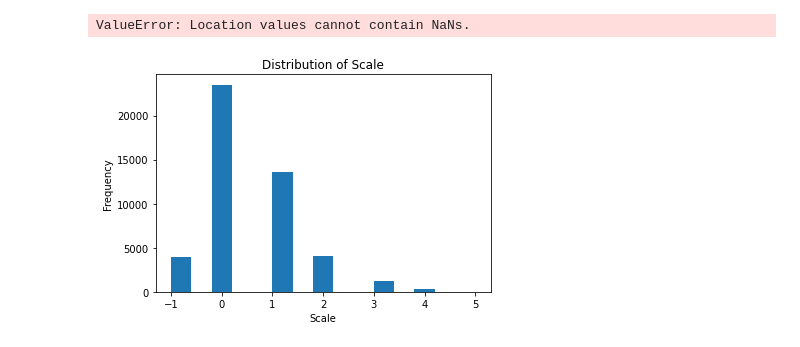
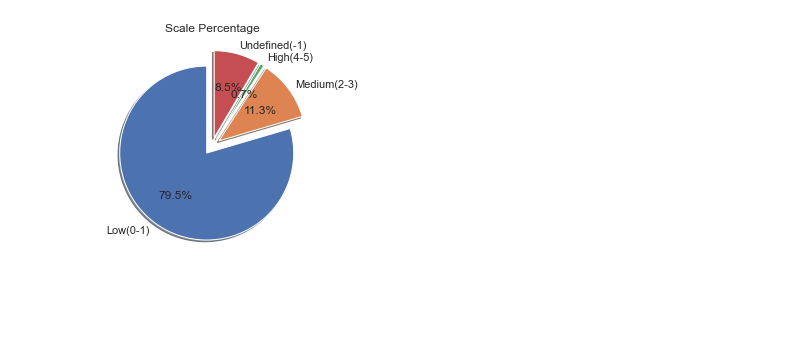
Before and after one commit to Elad220/tornado-predictor, a Jupyter notebook: EDA_and_Visualization.ipynb, the cells around one changed output. Saved outputs shown, nothing was run; the diff lists cells and outputs as text; code cells hidden in the pictures; blank space fills up the shorter version.

Commit message:
finished visualization and EDA

```diff
--- a/EDA_and_Visualization.ipynb
+++ b/EDA_and_Visualization.ipynb
@@ -10,0 +65,28 @@ import matplotlib as mpl
+# %%
+def pie_chart_scales(df):
+    df_scale_low = df[(df['Scale'] == 0) | (df['Scale'] == 1)].reset_index(drop=True)
+    df_scale_medium = df[(df['Scale'] == 2) | (df['Scale'] == 3)].reset_index(drop=True)
+    df_scale_high = df[(df['Scale'] == 4) | (df['Scale'] == 5)].reset_index(drop=True)
+    df_scale_undef = df[(df['Scale'] == -1)].reset_index(drop=True)
+    precentage_scale_low = len(df_scale_low)/len(df)
+    precentage_scale_medium = len(df_scale_medium)/len(df)
+    precentage_scale_high = len(df_scale_high)/len(df)
+    precentage_scale_undef = len(df_scale_undef)/len(df)
+    labels = ['Low(0-1)','Medium(2-3)','High(4-5)', 'Undefined(-1)']
+    explode = (0.1,0.1,0.1,0.1)
+    plt.pie([precentage_scale_low,precentage_scale_medium,precentage_scale_high,precentage_scale_undef], labels=labels, explode=explode, autopct='%1.1f%%', shadow=True, startangle=90)
+    plt.title('Scale Percentage')
+    plt.savefig('pie_scale.png')
+# %%
+def create_df_with_year(df):
+    df_copy = df.copy()
+    df_copy['Date'] = pd.to_datetime(df_copy['Date'])
+    df_copy['Year'] = df_copy['Date'].dt.year
+    df_copy ['Year'] = df_copy.Year.astype(float)
+    return df_copy
+
+def line_plot(df):
+    sns.set_theme(style='whitegrid')
+    sns.lmplot(data=df,x='Year',y='Scale',lowess=True,scatter_kws={'alpha':0.01,'s':5,'color':'blue'},line_kws={'color':'red'})
+    plt.title('Scale by Year')
+    plt.savefig('line_plot.png')
@@ -11,4 +160,5 @@ import matplotlib as mpl
 # %%
 df = pd.read_csv('cleaned_data.csv')
-df.head(10)
+df_years = create_df_with_year(df)
+pie_chart_scales(df)
 # %% [output]
@@ -26,24 +165 @@ df.head(10)
+[figure, added]
-# %%
-m = folium.Map(location=[0,0], zoom_start=1)
-for i in range(0,len(df)):
-    if df['Latitude'][i] == np.nan or df['Longtitude'][i] == np.nan:
-        continue
-    folium.Circle(
-    location=[df['Latitude'][i],df['Longtitude'][i]],
-    popup=df['Date'][i],
-    radius=df['Scale'][i]*100,
-    color='crimson',
-    fill=True,
-    fill_color='crimson').add_to(m)
-m
-# m.save('all_EQ_on_map.html')
-# %% [output]
-ValueError: Location values cannot contain NaNs.
-# %%
-scales = df['Scale']
-scales.plot(kind='hist', bins=15)
-plt.xlabel('Scale')
-plt.title('Distribution of Scale')
-plt.show()
-# %% [output]
-[figure, removed]
```
Also changed, not shown: parts of 23 cells of this notebook, 3 other files.
